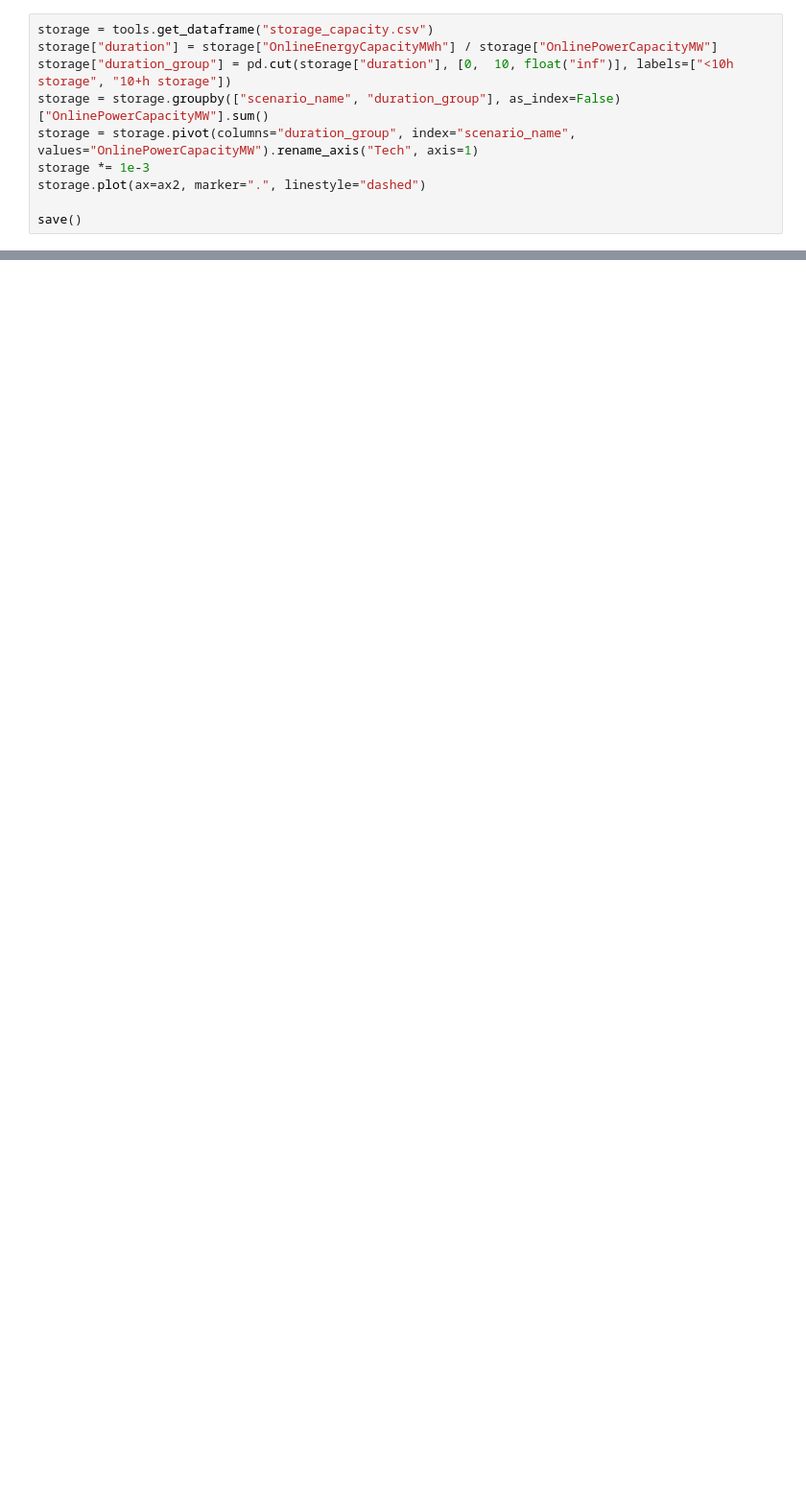
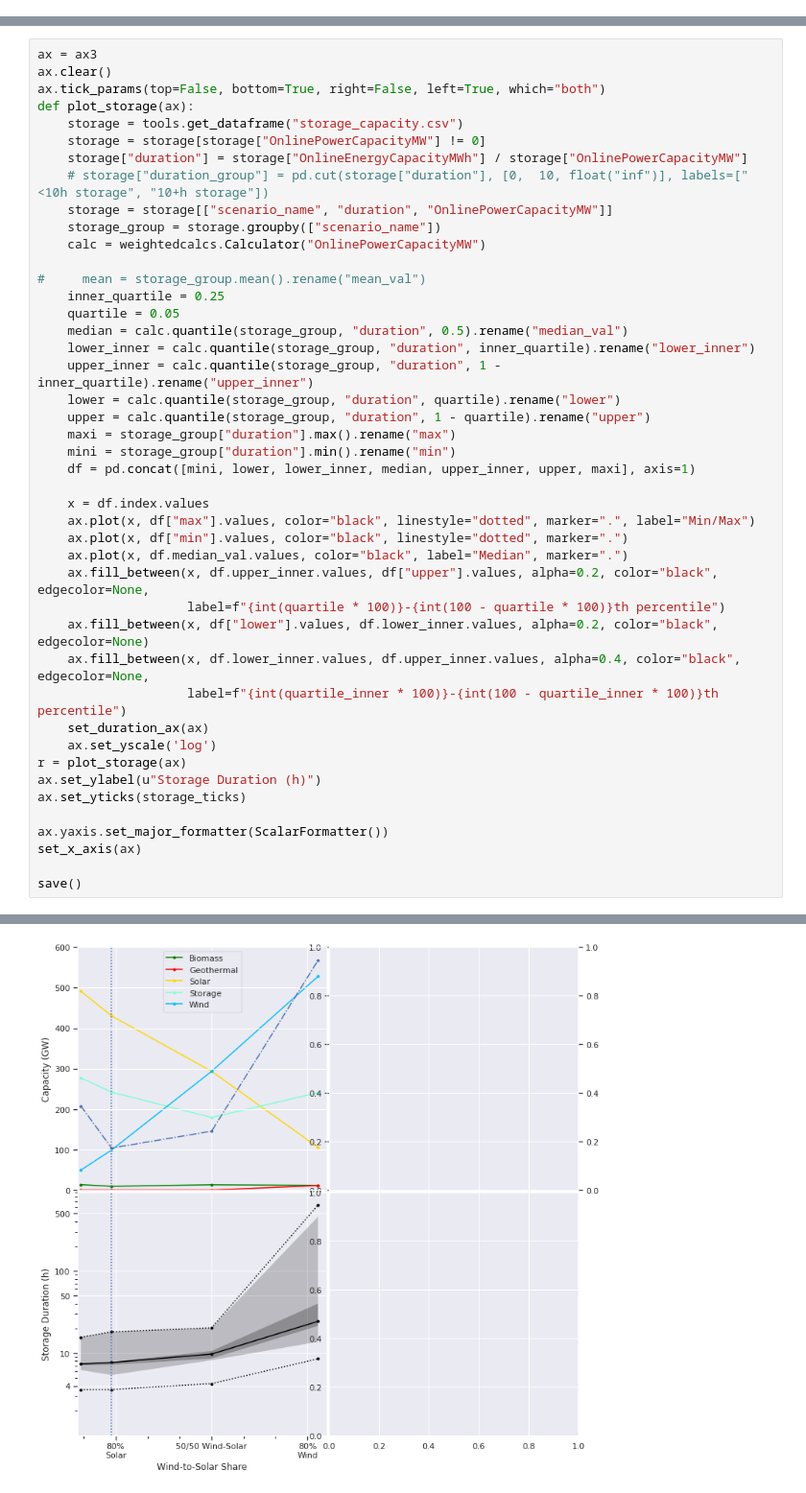
Before and after one commit to switch-model/switch, a Jupyter notebook: papers/Martin_Staadecker_Value_of_LDES_and_Factors/LDES_paper_graphs/Figure 3.ipynb, the cells around one changed output, grey strips where cells are left out. Shown at 96% size. Saved outputs shown, nothing was run; the diff lists cells and outputs as text; blank space fills up the shorter version.

```diff
--- a/papers/Martin_Staadecker_Value_of_LDES_and_Factors/LDES_paper_graphs/Figure 3.ipynb
+++ b/papers/Martin_Staadecker_Value_of_LDES_and_Factors/LDES_paper_graphs/Figure 3.ipynb
@@ -96,10 +118,0 @@ Saved figure to /data/home/machstg/switch_runs/ldes_runs/LDES_paper_graphs/Figur
-# %%
-storage = tools.get_dataframe("storage_capacity.csv")
-storage["duration"] = storage["OnlineEnergyCapacityMWh"] / storage["OnlinePowerCapacityMW"]
-storage["duration_group"] = pd.cut(storage["duration"], [0,  10, float("inf")], labels=["<10h storage", "10+h storage"])
-storage = storage.groupby(["scenario_name", "duration_group"], as_index=False)["OnlinePowerCapacityMW"].sum()
-storage = storage.pivot(columns="duration_group", index="scenario_name", values="OnlinePowerCapacityMW").rename_axis("Tech", axis=1)
-storage *= 1e-3
-storage.plot(ax=ax2, marker=".", linestyle="dashed")
-
-save()
@@ -159,0 +119,45 @@ Saved figure to /data/home/machstg/switch_runs/ldes_runs/LDES_paper_graphs/Figur
+# %%
+ax = ax3
+ax.clear()
+ax.tick_params(top=False, bottom=True, right=False, left=True, which="both")
+def plot_storage(ax):
+    storage = tools.get_dataframe("storage_capacity.csv")
+    storage = storage[storage["OnlinePowerCapacityMW"] != 0]
+    storage["duration"] = storage["OnlineEnergyCapacityMWh"] / storage["OnlinePowerCapacityMW"]
+    # storage["duration_group"] = pd.cut(storage["duration"], [0,  10, float("inf")], labels=["<10h storage", "10+h storage"])
+    storage = storage[["scenario_name", "duration", "OnlinePowerCapacityMW"]]
+    storage_group = storage.groupby(["scenario_name"])
+    calc = weightedcalcs.Calculator("OnlinePowerCapacityMW")
+
+#     mean = storage_group.mean().rename("mean_val")
+    inner_quartile = 0.25
+    quartile = 0.05
+    median = calc.quantile(storage_group, "duration", 0.5).rename("median_val")
+    lower_inner = calc.quantile(storage_group, "duration", inner_quartile).rename("lower_inner")
+    upper_inner = calc.quantile(storage_group, "duration", 1 - inner_quartile).rename("upper_inner")
+    lower = calc.quantile(storage_group, "duration", quartile).rename("lower")
+    upper = calc.quantile(storage_group, "duration", 1 - quartile).rename("upper")
+    maxi = storage_group["duration"].max().rename("max")
+    mini = storage_group["duration"].min().rename("min")
+    df = pd.concat([mini, lower, lower_inner, median, upper_inner, upper, maxi], axis=1)
+
+    x = df.index.values
+    ax.plot(x, df["max"].values, color="black", linestyle="dotted", marker=".", label="Min/Max")
+    ax.plot(x, df["min"].values, color="black", linestyle="dotted", marker=".")
+    ax.plot(x, df.median_val.values, color="black", label="Median", marker=".")
+    ax.fill_between(x, df.upper_inner.values, df["upper"].values, alpha=0.2, color="black", edgecolor=None,
+                    label=f"{int(quartile * 100)}-{int(100 - quartile * 100)}th percentile")
+    ax.fill_between(x, df["lower"].values, df.lower_inner.values, alpha=0.2, color="black", edgecolor=None)
+    ax.fill_between(x, df.lower_inner.values, df.upper_inner.values, alpha=0.4, color="black", edgecolor=None,
+                    label=f"{int(quartile_inner * 100)}-{int(100 - quartile_inner * 100)}th percentile")
+    set_duration_ax(ax)
+    ax.set_yscale('log')
+r = plot_storage(ax)
+ax.set_ylabel(u"Storage Duration (h)")
+ax.set_yticks(storage_ticks)
+
+ax.yaxis.set_major_formatter(ScalarFormatter())
+set_x_axis(ax)
+
+save()
+# %% [output]
@@ -159,0 +165 @@ Saved figure to /data/home/machstg/switch_runs/ldes_runs/LDES_paper_graphs/Figur
+[figure, added]
```
Also changed, not shown: parts of 8 cells of this notebook, 1 other file.
